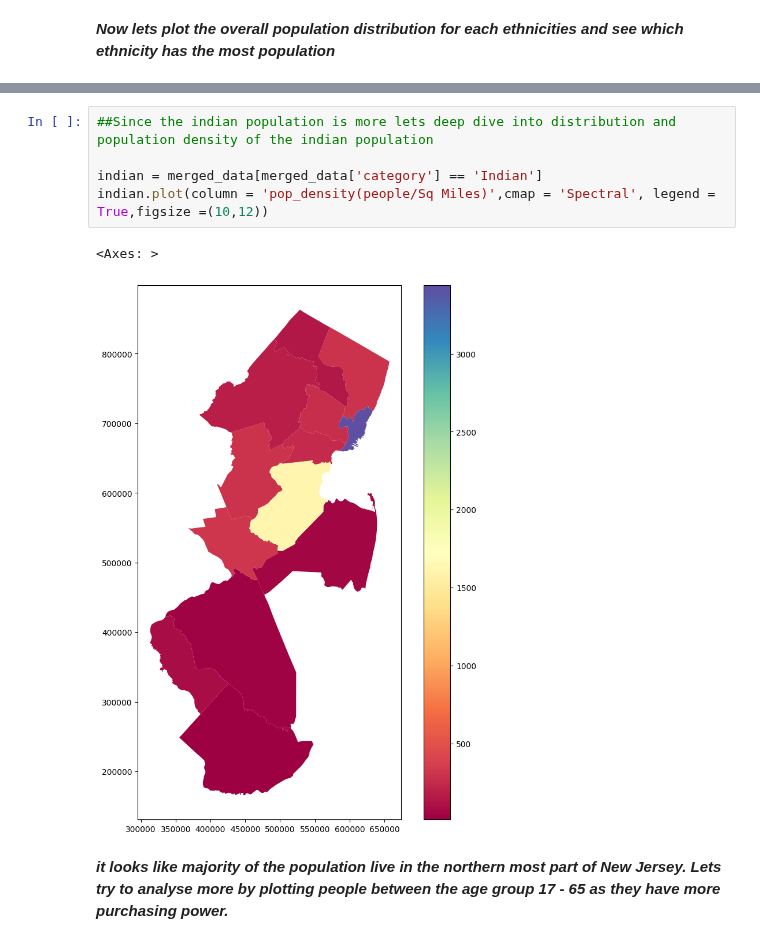
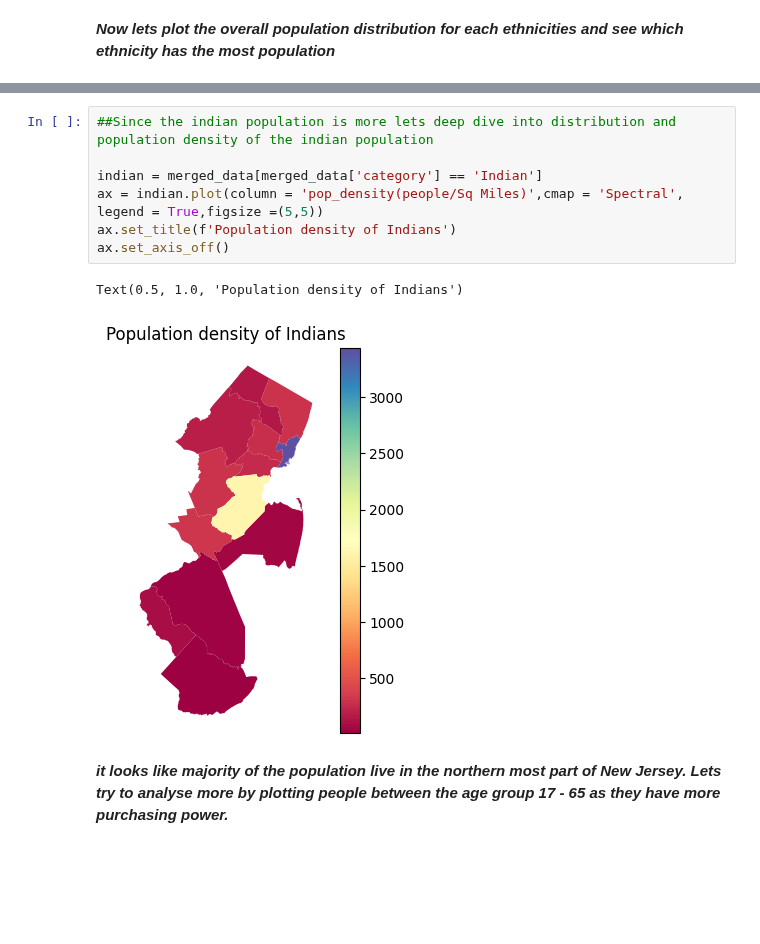
Before and after one commit to NihilKottal001/GIS, a Jupyter notebook: PS1.ipynb, the cells around one changed output, grey strips where cells are left out. Saved outputs shown, nothing was run; the diff lists cells and outputs as text; blank space fills up the shorter version.

```diff
--- a/PS1.ipynb
+++ b/PS1.ipynb
@@ -328,11 +236,13 @@ Text(0.5, 1.0, 'Map of Pakistani ethnicity population')
 # %%
 ##Since the indian population is more lets deep dive into distribution and population density of the indian population
 
 indian = merged_data[merged_data['category'] == 'Indian']
-indian.plot(column = 'pop_density(people/Sq Miles)',cmap = 'Spectral', legend = True,figsize =(10,12))
+ax = indian.plot(column = 'pop_density(people/Sq Miles)',cmap = 'Spectral', legend = True,figsize =(5,5))
+ax.set_title(f'Population density of Indians')
+ax.set_axis_off()
 # %% [output]
-<Axes: >
+Text(0.5, 1.0, 'Population density of Indians')
-[figure, old version]
+[figure, new version]
 # %% [markdown]
 ***it looks like majority of the population live in the northern most part of New Jersey. Lets try to analyse more by plotting people between the age group 17 - 65 as they have more purchasing power.***
 # %%
```
Also changed, not shown: parts of 14 cells of this notebook.
